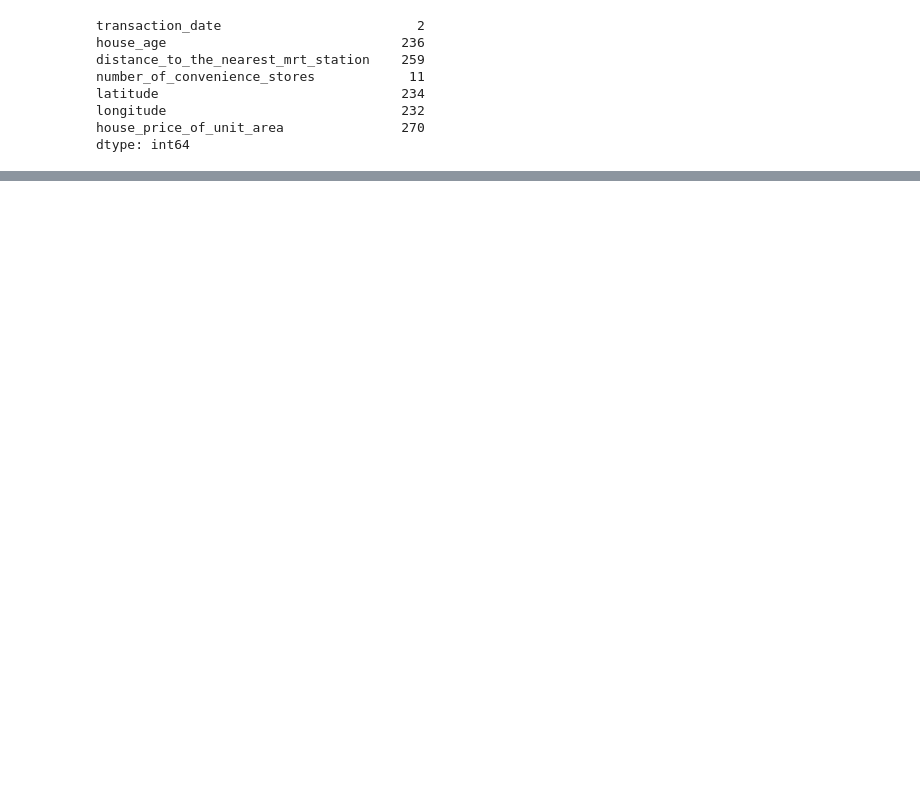
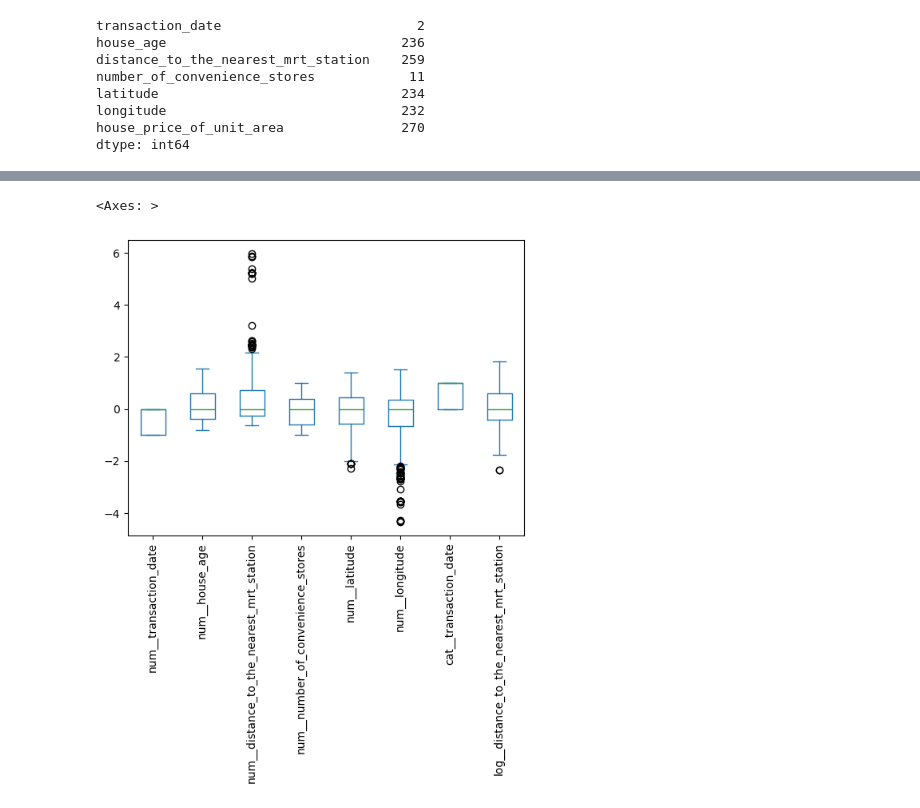
Before and after one commit to tienphatnguyendev/machine-learning-docs, a Jupyter notebook: linear-model/linear-regression/notebooks/linear-regression.ipynb, the cells around one changed output, grey strips where cells are left out. Saved outputs shown, nothing was run; the diff lists cells and outputs as text; code cells hidden in the pictures; blank space fills up the shorter version.

```diff
--- a/linear-model/linear-regression/notebooks/linear-regression.ipynb
+++ b/linear-model/linear-regression/notebooks/linear-regression.ipynb
@@ -174,0 +374,8 @@ True
+# %%
+ridge_best_params = study.best_params
+# %%
+optmized_ridge = Pipeline(steps=[
+    ('preprocessor', preprocessor),
+    ('model', Ridge(**ridge_best_params))
+])
+optmized_ridge.fit(Xtrain, ytrain)
@@ -174,0 +412,2 @@ True
+# %%
+preprocessor.fit_transform(Xtrain)
@@ -174,0 +428,6 @@ True
+# %%
+trsf_df = pd.DataFrame(
+    data=preprocessor.transform(Xtrain),
+    columns=preprocessor.get_feature_names_out()
+)
+trsf_df
@@ -174,0 +448,5 @@ True
+# %%
+trsf_df.plot(kind='box', rot = 90)
+# %% [output]
+<Axes: >
+[figure, added]
```
Also changed, not shown: parts of 32 cells of this notebook.
